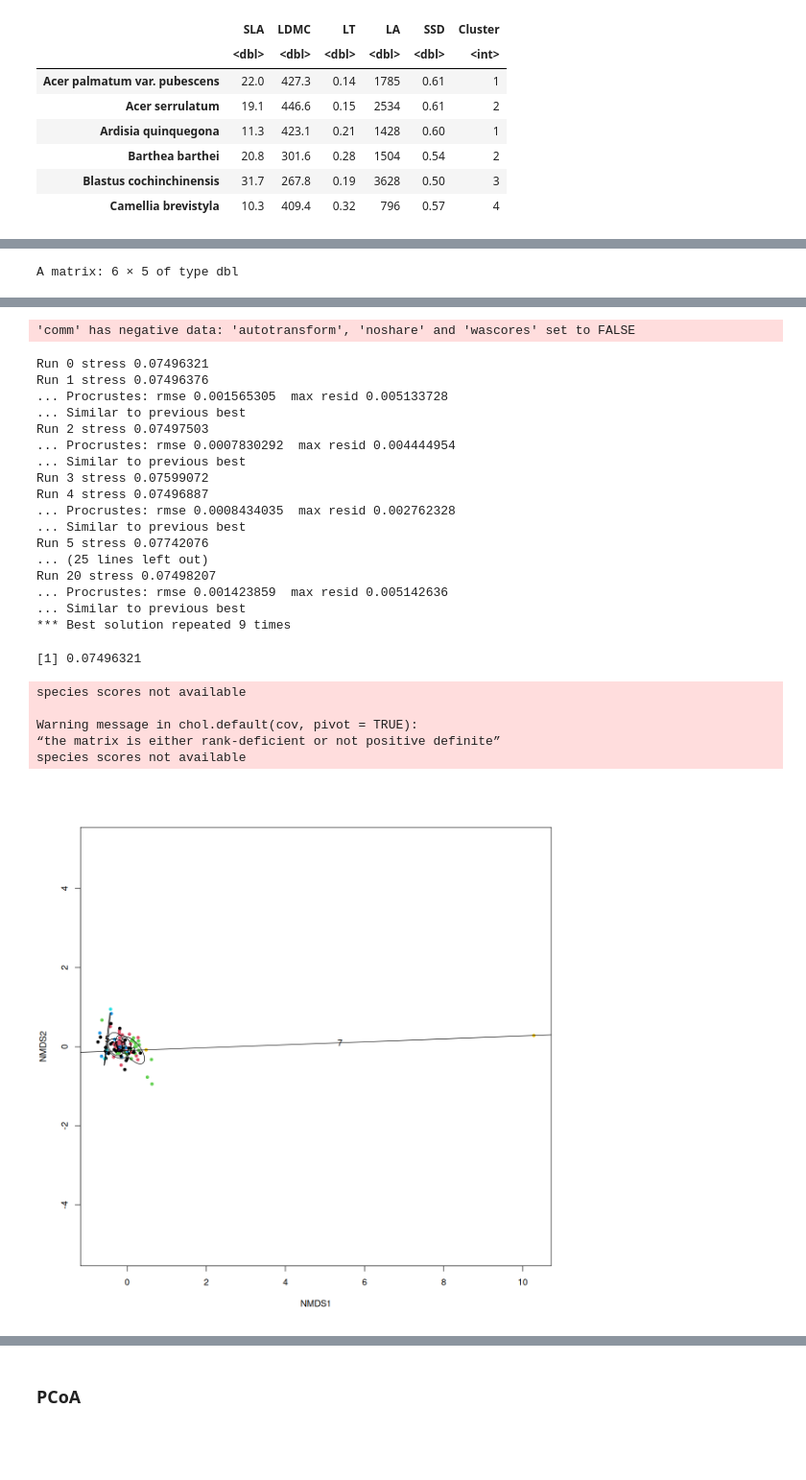
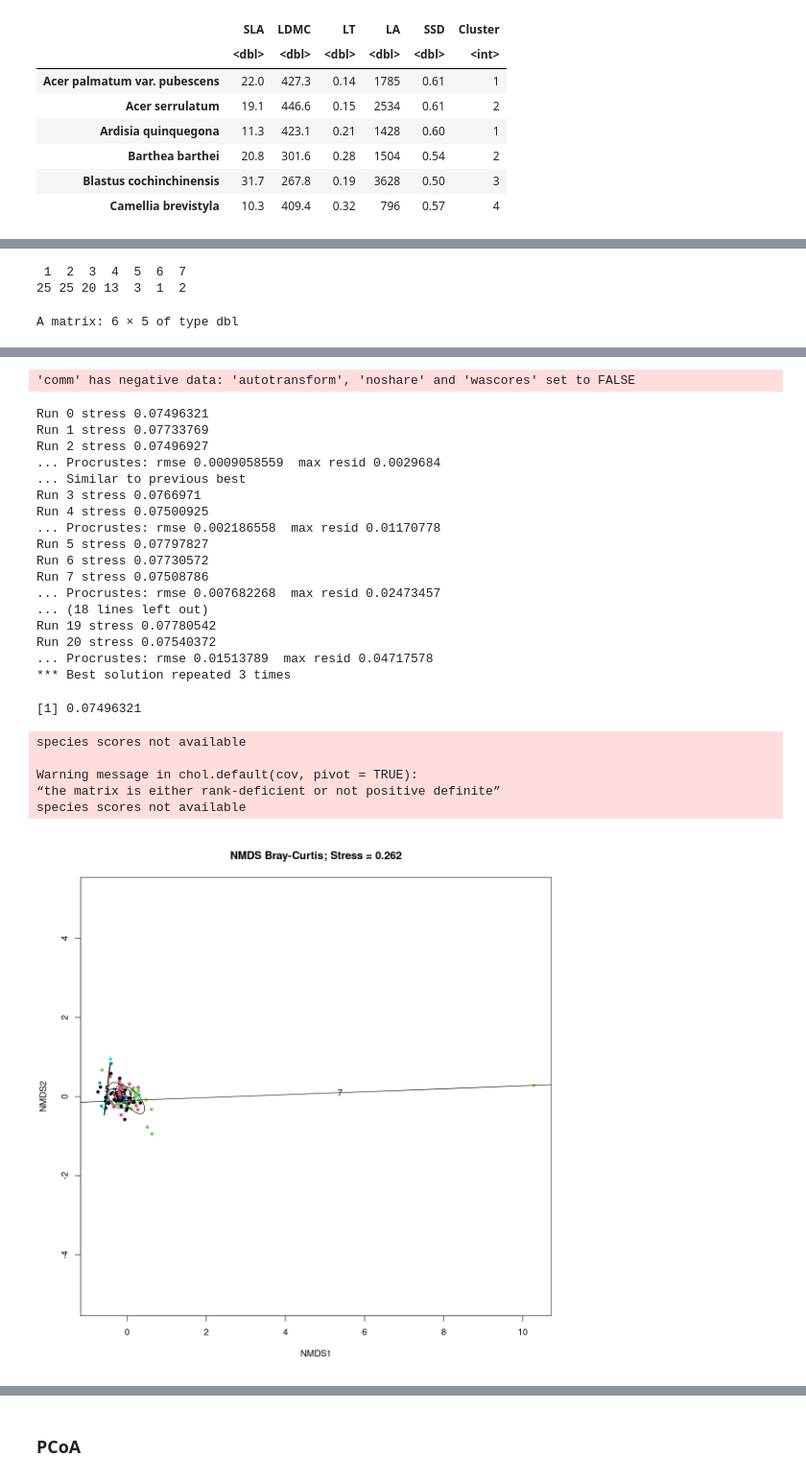
Before and after one commit to zfourati/Multivariate_statisitcs_project, a Jupyter notebook: taiwan_forest/script_alena.ipynb, the cells around one changed output, grey strips where cells are left out. Shown at 96% size. Cells and saved outputs as stored; diff of their text form; code cells hidden in the pictures; blank space fills up the shorter version.

```diff
--- a/taiwan_forest/script_alena.ipynb
+++ b/taiwan_forest/script_alena.ipynb
@@ -526,6 +529,9 @@ A data.frame: 6 × 6
 # %%
+table(traits_with_clusters$Cluster[traits_with_clusters$Cluster %in% c(1,2,3,4,5,6,7)])
+# this shows that in clusters 5,6,7 there are only 3,1,2 species respectively so later we will do an NDMS w/o these species
+
 traits_for_nmds <- traits_with_clusters[,
-  !(colnames(traits_with_clusters) %in% "Cluster")]
+!(colnames(traits_with_clusters) %in% "Cluster")]
 
 traits_scaled <- scale(traits_for_nmds)
 
@@ -541,59 +547,64 @@ nmds_species <- metaMDS(
   k = 2,
   trymax = 200,
   autotransform = FALSE
 )
 
 # NDMS quality check
 nmds_species$stress
 
 clusters <- traits_with_clusters$Cluster
 
-ordiplot(nmds_species, type = "n")
+#plot(nmds_species,
+#     type = "t",
+#     main = paste("NMDS Bray-Curtis; Stress =", round(traits_scaled.nmds$stress, 3)))
+
+ordiplot(nmds_species, type = "n", , main = paste("NMDS Bray-Curtis; Stress =", round(traits_scaled.nmds$stress, 3)))
 points(nmds_species, col = clusters, pch = 19)
 ordiellipse(nmds_species,
             clusters,
             kind = "sd",
             label = TRUE)
 
 fit_traits <- envfit(nmds_species, traits_for_nmds)
-
 plot(nmds_species)
 plot(fit_traits, p.max = 0.05, col = "red")
 
 ## -->NMDS reveals a largely continuous functional trait space with one
 # functionally distinct cluster separated from the main species cloud
 # %% [output]
-A matrix: 6 × 5 of type dbl
+ 1  2  3  4  5  6  7
+25 25 20 13  3  1  2
+A matrix: 6 × 5 of type dbl
 |  | SLA | LDMC | LT | LA | SSD |
 | Acer palmatum var. pubescens | 1.9878134 | 0.34002386 | -1.6995532 | -0.19533043 | 0.5595984 |
 | Acer serrulatum | 1.3663809 | 0.62350635 | -1.6040606 | -0.06852098 | 0.5595984 |
 | Ardisia quinquegona | -0.3050581 | 0.27833337 | -1.0311052 | -0.25577233 | 0.4479297 |
 | Barthea barthei | 1.7306689 | -1.50628439 | -0.3626572 | -0.24290515 | -0.2220828 |
 | Blastus cochinchinensis | 4.0663978 | -2.00274596 | -1.2220903 | 0.11669872 | -0.6687577 |
 | Camellia brevistyla | -0.5193451 | 0.07710486 | 0.0193131 | -0.36277310 | 0.1129234 |
-'comm' has negative data: 'autotransform', 'noshare' and 'wascores' set to FALSE
-Run 0 stress 0.07496321
-Run 1 stress 0.07496376
-... Procrustes: rmse 0.001565305  max resid 0.005133728
-... Similar to previous best
-Run 2 stress 0.07497503
-... Procrustes: rmse 0.0007830292  max resid 0.004444954
-... Similar to previous best
-Run 3 stress 0.07599072
-Run 4 stress 0.07496887
-... Procrustes: rmse 0.0008434035  max resid 0.002762328
-... Similar to previous best
-Run 5 stress 0.07742076
-... (25 lines left out)
-Run 20 stress 0.07498207
-... Procrustes: rmse 0.001423859  max resid 0.005142636
-... Similar to previous best
-*** Best solution repeated 9 times
+'comm' has negative data: 'autotransform', 'noshare' and 'wascores' set to FALSE
-[1] 0.07496321
+Run 0 stress 0.07496321
+Run 1 stress 0.07733769
+Run 2 stress 0.07496927
+... Procrustes: rmse 0.0009058559  max resid 0.0029684
+... Similar to previous best
+Run 3 stress 0.0766971
+Run 4 stress 0.07500925
+... Procrustes: rmse 0.002186558  max resid 0.01170778
+Run 5 stress 0.07797827
+Run 6 stress 0.07730572
+Run 7 stress 0.07508786
+... Procrustes: rmse 0.007682268  max resid 0.02473457
+... (18 lines left out)
+Run 19 stress 0.07780542
+Run 20 stress 0.07540372
+... Procrustes: rmse 0.01513789  max resid 0.04717578
+*** Best solution repeated 3 times
-species scores not available
-
-Warning message in chol.default(cov, pivot = TRUE):
-“the matrix is either rank-deficient or not positive definite”
-species scores not available
+[1] 0.07496321
+species scores not available
+
+Warning message in chol.default(cov, pivot = TRUE):
+“the matrix is either rank-deficient or not positive definite”
+species scores not available
-[figure, old version]
+[figure, new version]
 [figure]
```
Also changed, not shown: parts of 9 cells of this notebook.
